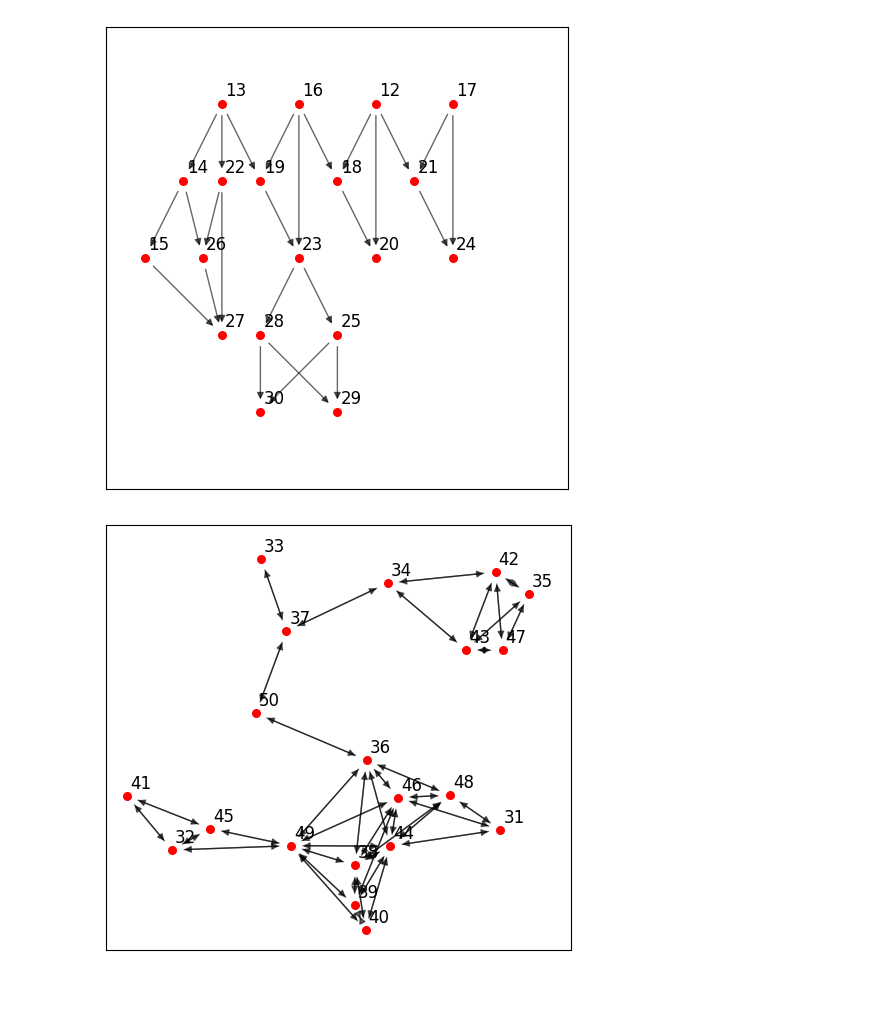
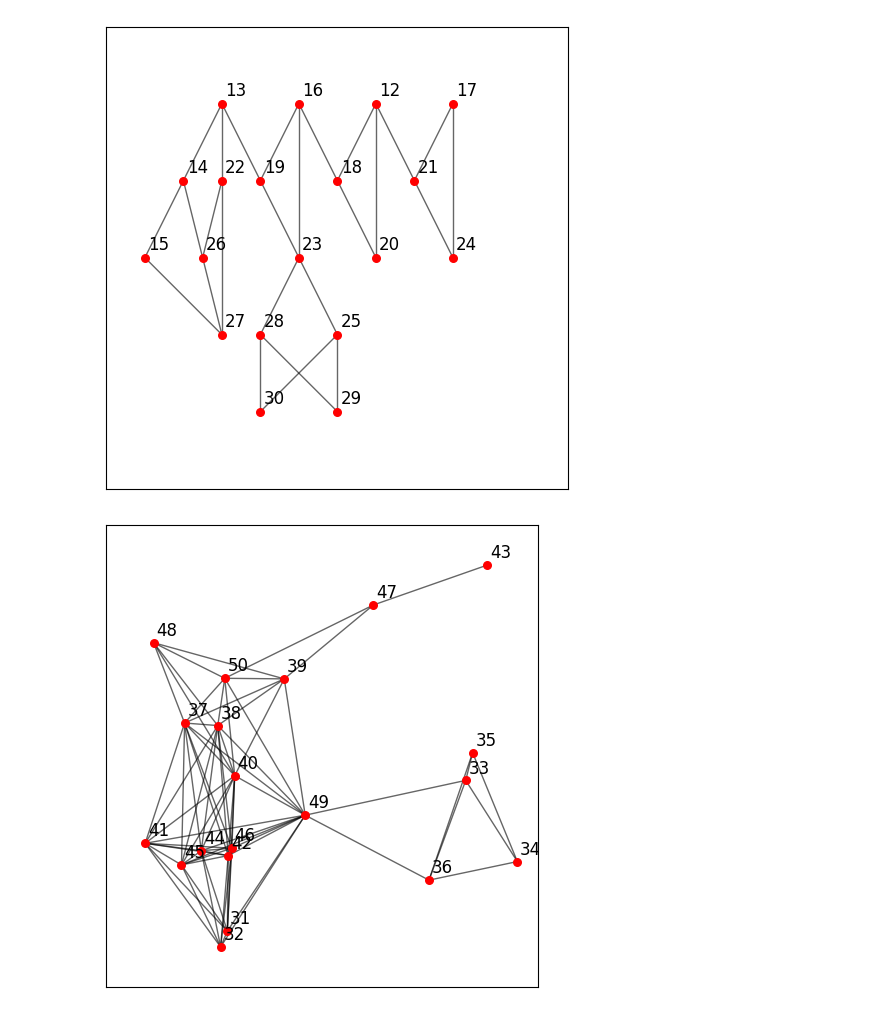
Before and after one commit to agustin-recoba/PyDistSim, a Jupyter notebook: pydistsim/demo_algorithms/santoro2007/santoro2007.ipynb, the cells around one changed output. Cells and saved outputs as stored; diff of their text form; code cells hidden in the pictures; blank space fills up the shorter version.

```diff
--- a/pydistsim/demo_algorithms/santoro2007/santoro2007.ipynb
+++ b/pydistsim/demo_algorithms/santoro2007/santoro2007.ipynb
@@ -46,7 +47,7 @@ from networkx import Graph
 # (With custom edges)
 # This network is the one used in the book
 # Design and Analysis of Distributed Algorithms by Nicola Santoro
-net = Network()
+net = BidirectionalRangeNetwork()
 
 # Define node range and positions (IDs are dependent on position in list)
 node_range = 1
@@ -112,23 +113,23 @@ sim.algorithms = (YoYo,)
 # Run simulation
 sim.run()
 # %% [output]
-[figure, old version]
+[figure, new version]
 # %%
 # Define number of nodes in random network
 NUM_NODES = 20
 
 # Create a random network to run YoYo on
-net_gen = NetworkGenerator(NUM_NODES)
+net_gen = NetworkGenerator(NUM_NODES, directed=False)
 net = net_gen.generate_random_network()
 
 # Show network
 net.show()
 
 # Set algorithm and create simulation
 sim = Simulation(net)
 sim.algorithms = (YoYo,)
 
 # Run simulation
 sim.run()
 # %% [output]
-[figure, old version]
+[figure, new version]
```
Also changed, not shown: parts of 1 cell of this notebook, 23 other files.
